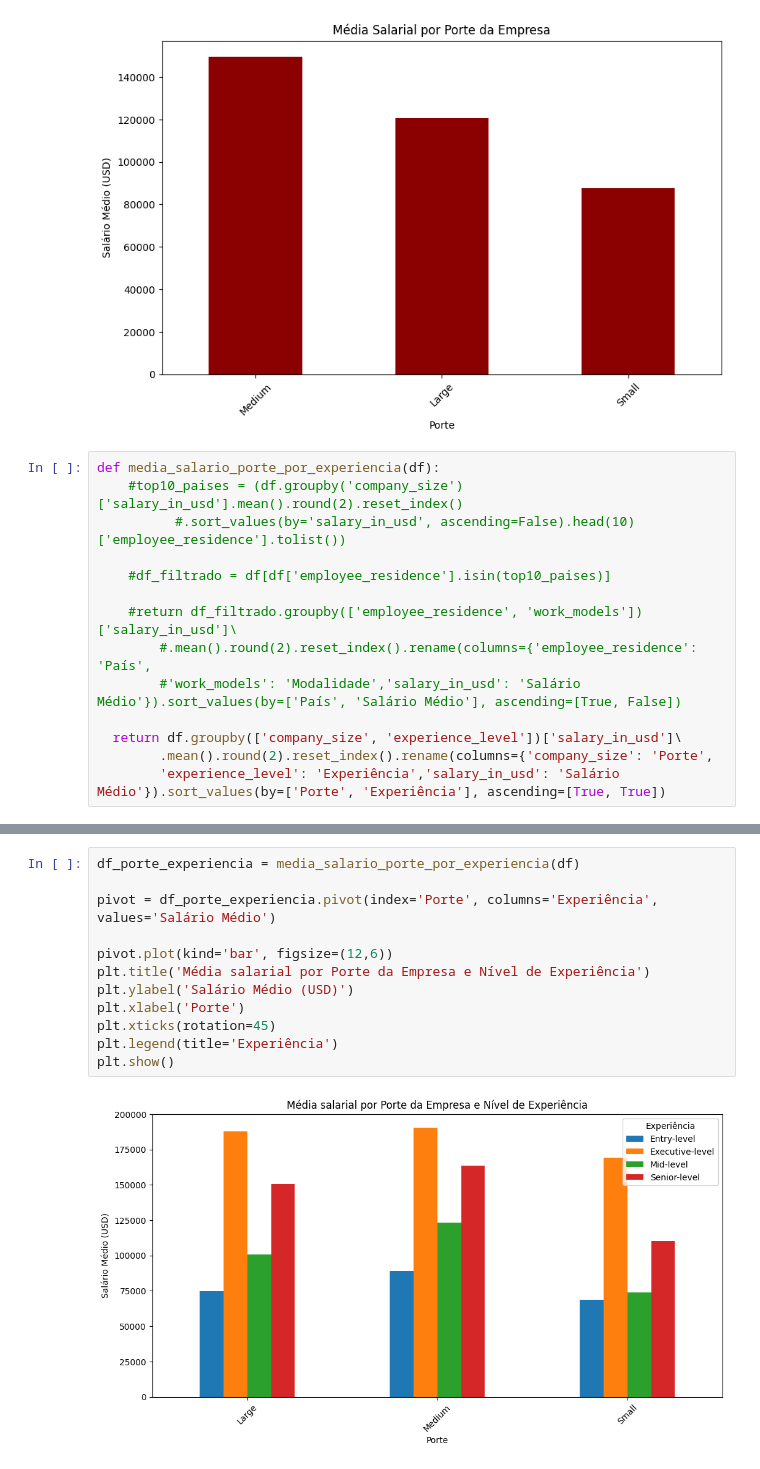
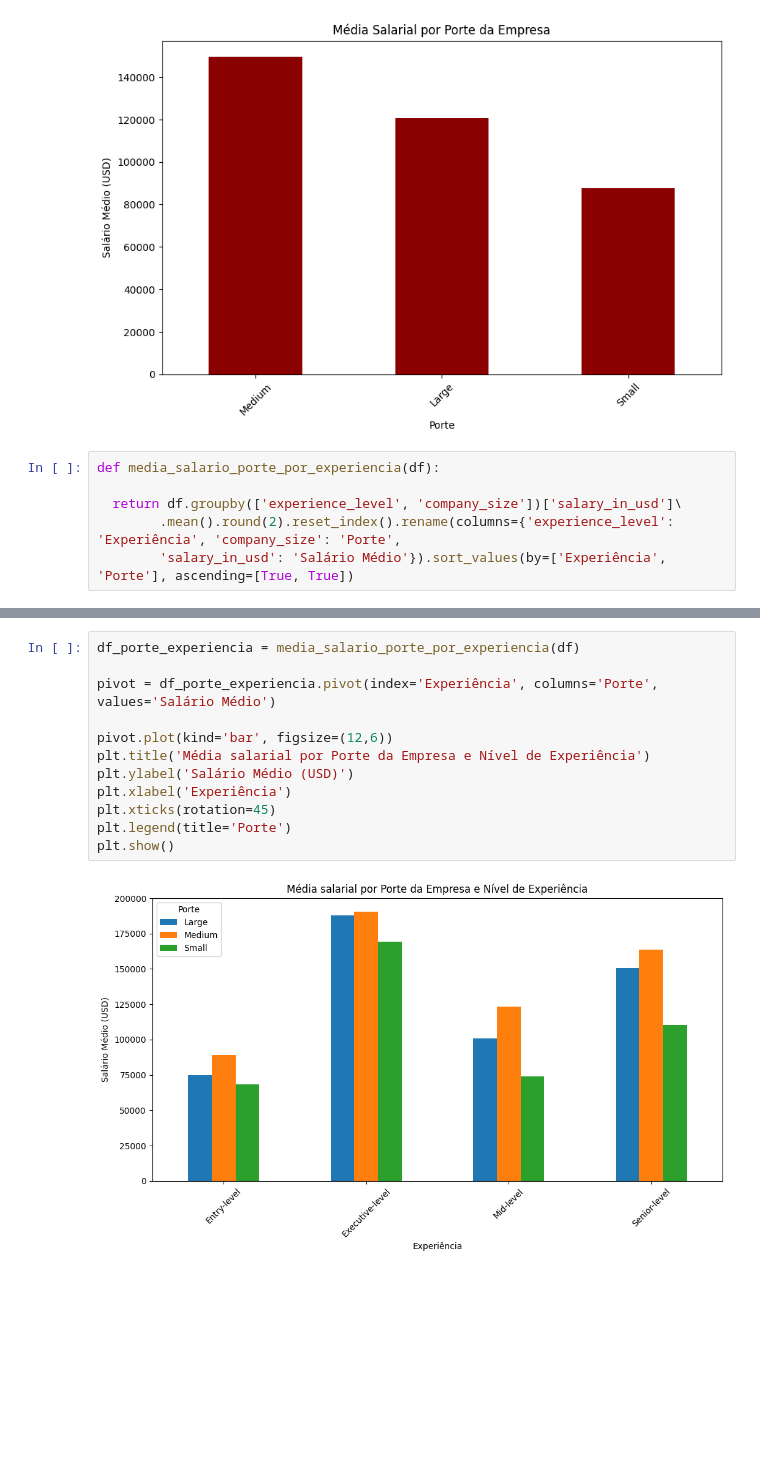
Before and after one commit to victorrp1502/grupo1_caixaverso, a Jupyter notebook: marcos2.ipynb, the cells around one changed output, grey strips where cells are left out. Saved outputs shown, nothing was run; the diff lists cells and outputs as text; blank space fills up the shorter version.

```diff
--- a/marcos2.ipynb
+++ b/marcos2.ipynb
@@ -58,20 +58,12 @@ plt.xticks(rotation=45)
 plt.show()
 # %% [output]
 [figure]
-# %%
-def media_salario_porte_por_experiencia(df):
-    #top10_paises = (df.groupby('company_size')['salary_in_usd'].mean().round(2).reset_index()
-          #.sort_values(by='salary_in_usd', ascending=False).head(10)['employee_residence'].tolist())
-
-    #df_filtrado = df[df['employee_residence'].isin(top10_paises)]
-
-    #return df_filtrado.groupby(['employee_residence', 'work_models'])['salary_in_usd']\
-        #.mean().round(2).reset_index().rename(columns={'employee_residence': 'País',
-        #'work_models': 'Modalidade','salary_in_usd': 'Salário Médio'}).sort_values(by=['País', 'Salário Médio'], ascending=[True, False])
-
-  return df.groupby(['company_size', 'experience_level'])['salary_in_usd']\
-        .mean().round(2).reset_index().rename(columns={'company_size': 'Porte',
-        'experience_level': 'Experiência','salary_in_usd': 'Salário Médio'}).sort_values(by=['Porte', 'Experiência'], ascending=[True, True])
+# %%
+def media_salario_porte_por_experiencia(df):
+
+  return df.groupby(['experience_level', 'company_size'])['salary_in_usd']\
+        .mean().round(2).reset_index().rename(columns={'experience_level': 'Experiência', 'company_size': 'Porte',
+        'salary_in_usd': 'Salário Médio'}).sort_values(by=['Experiência', 'Porte'], ascending=[True, True])
 # %%
 media_salario_porte_por_experiencia(df)
 # %% [output]
@@ -91,14 +83,14 @@ media_salario_porte_por_experiencia(df)
 # %%
 df_porte_experiencia = media_salario_porte_por_experiencia(df)
 
-pivot = df_porte_experiencia.pivot(index='Porte', columns='Experiência', values='Salário Médio')
+pivot = df_porte_experiencia.pivot(index='Experiência', columns='Porte', values='Salário Médio')
 
 pivot.plot(kind='bar', figsize=(12,6))
 plt.title('Média salarial por Porte da Empresa e Nível de Experiência')
 plt.ylabel('Salário Médio (USD)')
-plt.xlabel('Porte')
+plt.xlabel('Experiência')
 plt.xticks(rotation=45)
-plt.legend(title='Experiência')
+plt.legend(title='Porte')
 plt.show()
 # %% [output]
-[figure, old version]
+[figure, new version]
```
Also changed, not shown: parts of 3 cells of this notebook.
